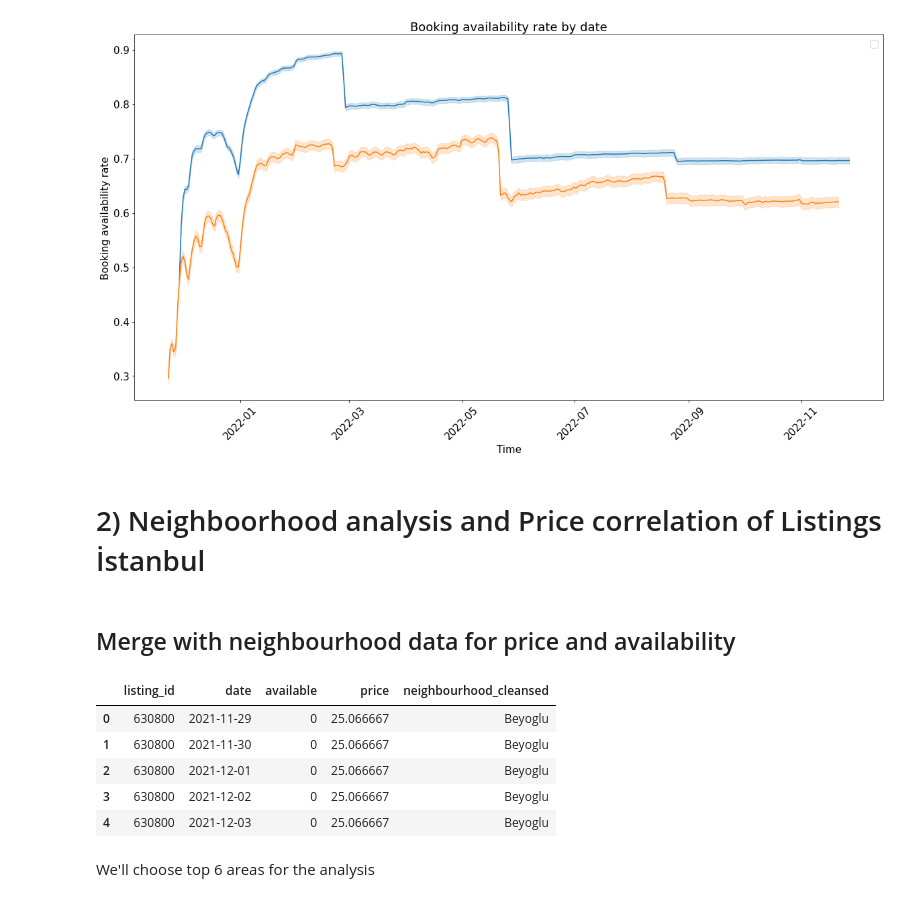
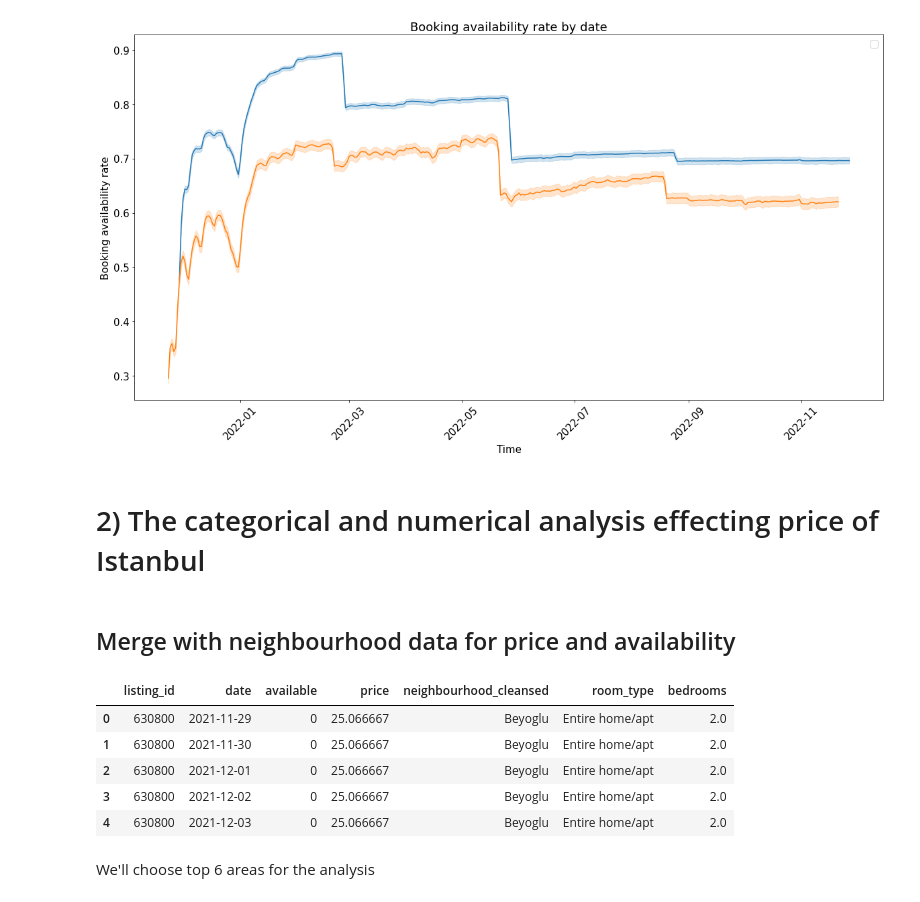
Before and after one commit to BenTata-86/Airbnb-Istanbul-Athens-Comparison, a Jupyter notebook: airbnb-istanbul-vs-athens.ipynb, the cells around one changed output. Saved outputs shown, nothing was run; the diff lists cells and outputs as text; code cells hidden in the pictures.

```diff
--- a/airbnb-istanbul-vs-athens.ipynb
+++ b/airbnb-istanbul-vs-athens.ipynb
@@ -175,23 +175,23 @@ plt.legend(loc='best')
 No handles with labels found to put in legend.
 <matplotlib.legend.Legend at 0x...>
 [figure]
-# %% [markdown]
-# 2) Neighboorhood analysis and Price correlation of Listings İstanbul
+# %% [markdown]
+# 2) The categorical and numerical  analysis effecting price of Istanbul
 # %% [markdown]
 ## Merge with neighbourhood data for price and availability
 # %%
 listings_is = pd.read_csv('listings.csv')
 # %%
-listings_neigh = listings_is[['id','neighbourhood_cleansed']].rename(columns={'id': 'listing_id'}).set_index('listing_id')
+listings_neigh = listings_is[['id','neighbourhood_cleansed','room_type','bedrooms']].rename(columns={'id': 'listing_id'}).set_index('listing_id')
 merged_table = pd.merge(calendar_is, listings_neigh, on='listing_id')
 merged_table.head()
 # %% [output]
-|  | listing_id | date | available | price | neighbourhood_cleansed |
-| 0 | 630800 | 2021-11-29 | 0 | 25.066667 | Beyoglu |
-| 1 | 630800 | 2021-11-30 | 0 | 25.066667 | Beyoglu |
-| 2 | 630800 | 2021-12-01 | 0 | 25.066667 | Beyoglu |
-| 3 | 630800 | 2021-12-02 | 0 | 25.066667 | Beyoglu |
-| 4 | 630800 | 2021-12-03 | 0 | 25.066667 | Beyoglu |
+|  | listing_id | date | available | price | neighbourhood_cleansed | room_type | bedrooms |
+| 0 | 630800 | 2021-11-29 | 0 | 25.066667 | Beyoglu | Entire home/apt | 2.0 |
+| 1 | 630800 | 2021-11-30 | 0 | 25.066667 | Beyoglu | Entire home/apt | 2.0 |
+| 2 | 630800 | 2021-12-01 | 0 | 25.066667 | Beyoglu | Entire home/apt | 2.0 |
+| 3 | 630800 | 2021-12-02 | 0 | 25.066667 | Beyoglu | Entire home/apt | 2.0 |
+| 4 | 630800 | 2021-12-03 | 0 | 25.066667 | Beyoglu | Entire home/apt | 2.0 |
 # %% [markdown]
 We'll choose top 6 areas for the analysis
 # %%
```
Also changed, not shown: parts of 4 cells of this notebook.
